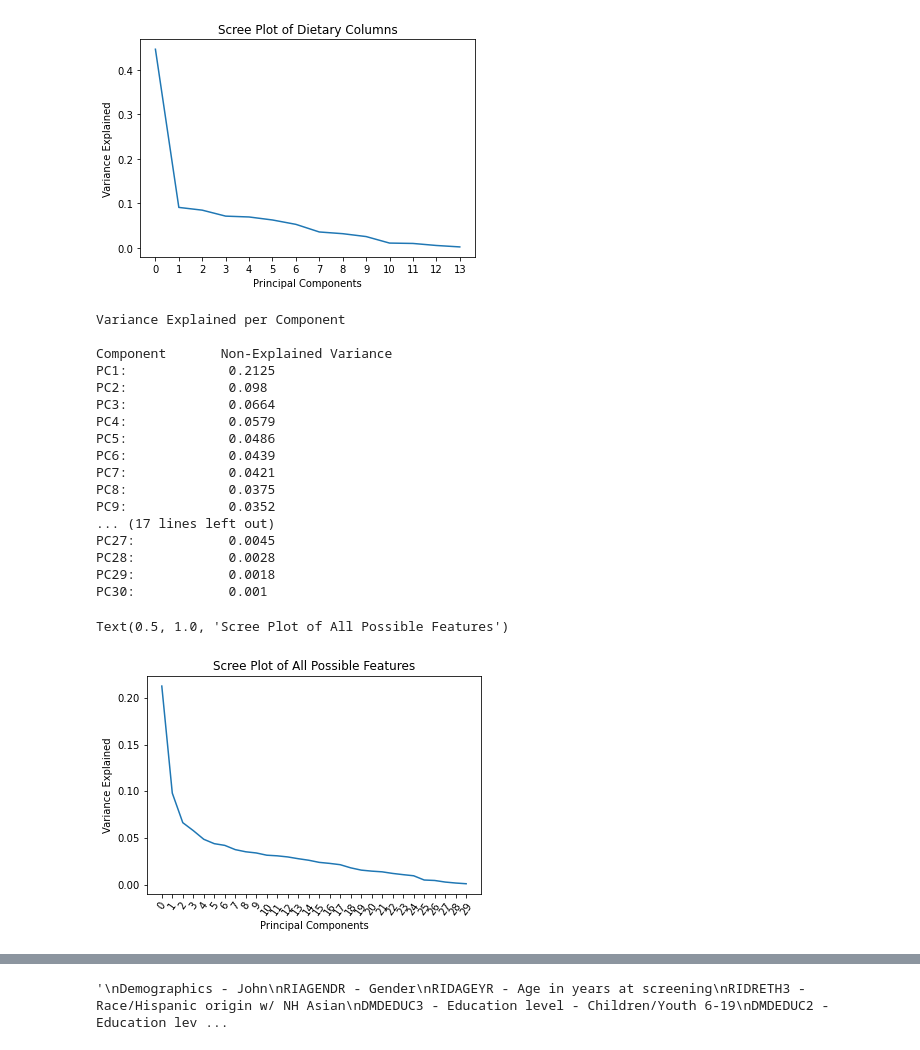
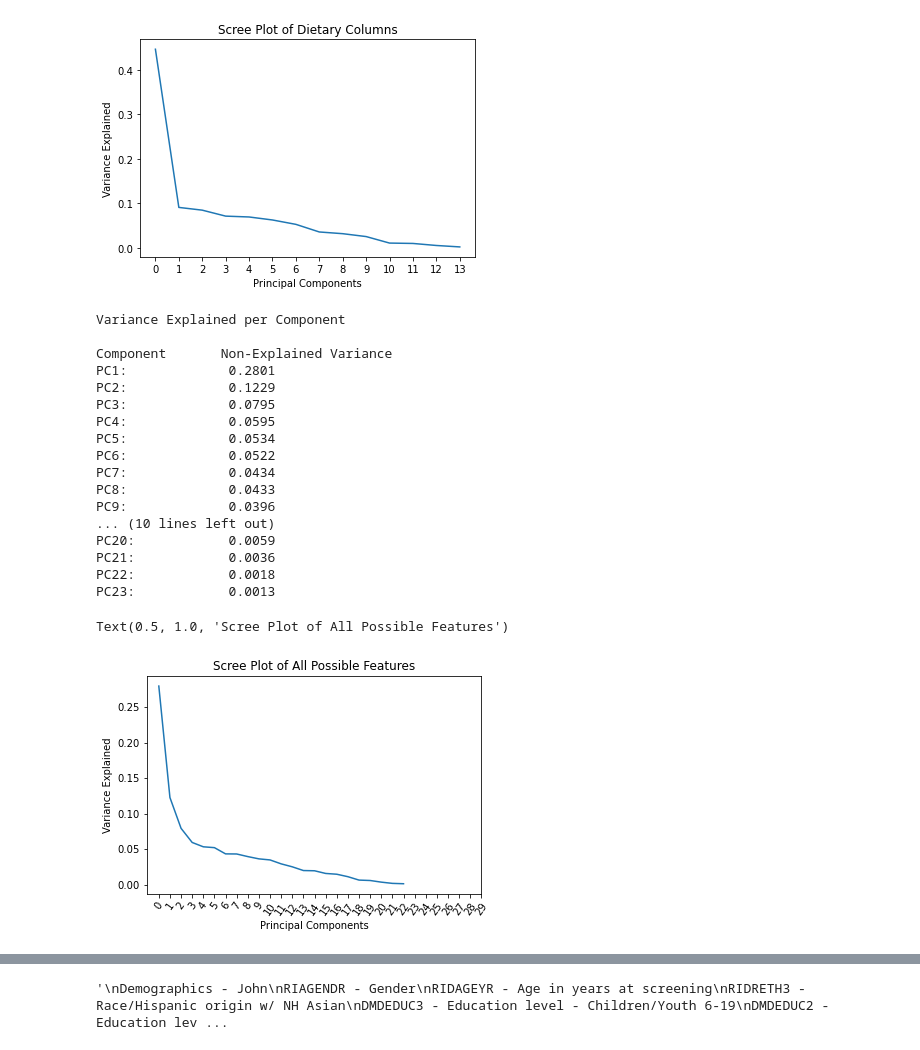
Before and after one commit to carriestienen/DSC540_finalproject, a Jupyter notebook: AdvancedMachineLearning_FinalProject.ipynb, the cells around one changed output, grey strips where cells are left out. Drawn from its saved outputs; the diff is of its cells as text; code cells hidden in the pictures.

```diff
--- a/AdvancedMachineLearning_FinalProject.ipynb
+++ b/AdvancedMachineLearning_FinalProject.ipynb
@@ -471,46 +539,67 @@ PC13:            0.0053
 PC14:            0.0021
 Text(0.5, 1.0, 'Scree Plot of Dietary Columns')
 [figure]
+# %%
+def cleanData(dfs):
+    dfMedical = dfs[['BPXSY1', 'BPXDI1', 'BMXBMI', 'BMXWAIST', 'LBXTC', 'LBDSTPSI', 'LBXSCA',
+               'LBXSKSI', 'LBXRBCSI', 'LBXWBCSI', 'DR1BWATZ', 'DR1TALCO', 'DR1TCAFF',
+               'DR1TCALC', 'DR1TCARB', 'DR1TCHOL', 'DR1TIRON', 'DR1TKCAL', 'DR1TMAGN',
+               'DR1TPOTA', 'DR1TPROT', 'DR1TSODI', 'DR1TSUGR', 'RIAGENDR', 'RIDAGEYR',
+               'RIDRETH3', 'DMDHHSIZ', 'INDHHIN2', 'INDFMPIR', 'DIQ010']]
+
+    dfMedical = dfMedical.drop(columns=['LBXTC', 'LBDSTPSI', 'LBXSCA', 'LBXSKSI', 'BPXSY1', 'BPXDI1']) #These columns had a lot of missing values
+    dfFinal = dfMedical.dropna()
+    dfFinal = dfFinal[(dfFinal['DIQ010'] == 1) | (dfFinal['DIQ010'] == 2)]
+    dfFinal['DIQ010'] = dfFinal['DIQ010'].map({1:1, 2:0})
+    X = dfFinal.drop(['DIQ010'], axis=1)
+    y = dfFinal['DIQ010']
+    return (X, y)
+
+X, y = cleanData(dfs)
+scaler = StandardScaler()
+XNorm = scaler.fit(X).transform(X)
 # %%
-df2 = dfs[['BPXSY1', 'BPXDI1', 'BMXBMI', 'BMXWAIST', 'LBXTC', 'LBDSTPSI', 'LBXSCA',
-       'LBXSKSI', 'LBXRBCSI', 'LBXWBCSI', 'DR1BWATZ', 'DR1TALCO', 'DR1TCAFF',
-       'DR1TCALC', 'DR1TCARB', 'DR1TCHOL', 'DR1TIRON', 'DR1TKCAL', 'DR1TMAGN',
-       'DR1TPOTA', 'DR1TPROT', 'DR1TSODI', 'DR1TSUGR', 'RIAGENDR', 'RIDAGEYR',
-       'RIDRETH3', 'DMDHHSIZ', 'INDHHIN2', 'INDFMPIR', 'DIQ010']]
-
-X = df2.dropna()
-scaler = StandardScaler()
-XNorm = scaler.fit(X).transform(X)
+# PCA and Kernal PCA
 
 pca = PCA()
 pca.fit(XNorm)
+prComp = pca.fit_transform(XNorm)
+
+kPca = KernelPCA()
+kPca.fit(XNorm)
+kprComp = kPca.fit_transform(XNorm)
+
+Xpca = pd.DataFrame(prComp)
+Xkpca = pd.DataFrame(kprComp)
+
+
 print("Variance Explained per Component\n")
 print("Component\tNon-Explained Variance")
 for i, val in enumerate(pca.explained_variance_ratio_.round(4)):
     print("PC{}:\t\t {}".format(i+1, val))
 
 plt.plot(pca.explained_variance_ratio_)
 plt.ylabel("Variance Explained")
 plt.xlabel("Principal Components")
 plt.xticks(range(30), rotation=55)
 plt.title("Scree Plot of All Possible Features")
 # %% [output]
 Variance Explained per Component
 
 Component       Non-Explained Variance
-PC1:             0.2125
-PC2:             0.098
-PC3:             0.0664
-PC4:             0.0579
-PC5:             0.0486
-PC6:             0.0439
-PC7:             0.0421
-PC8:             0.0375
-PC9:             0.0352
-... (17 lines left out)
-PC27:            0.0045
-PC28:            0.0028
-PC29:            0.0018
-PC30:            0.001
+PC1:             0.2801
+PC2:             0.1229
+PC3:             0.0795
+PC4:             0.0595
+PC5:             0.0534
+PC6:             0.0522
+PC7:             0.0434
+PC8:             0.0433
+PC9:             0.0396
+... (10 lines left out)
+PC20:            0.0059
+PC21:            0.0036
+PC22:            0.0018
+PC23:            0.0013
 Text(0.5, 1.0, 'Scree Plot of All Possible Features')
-[figure, old version]
+[figure, new version]
```
Also changed, not shown: parts of 49 cells of this notebook.
